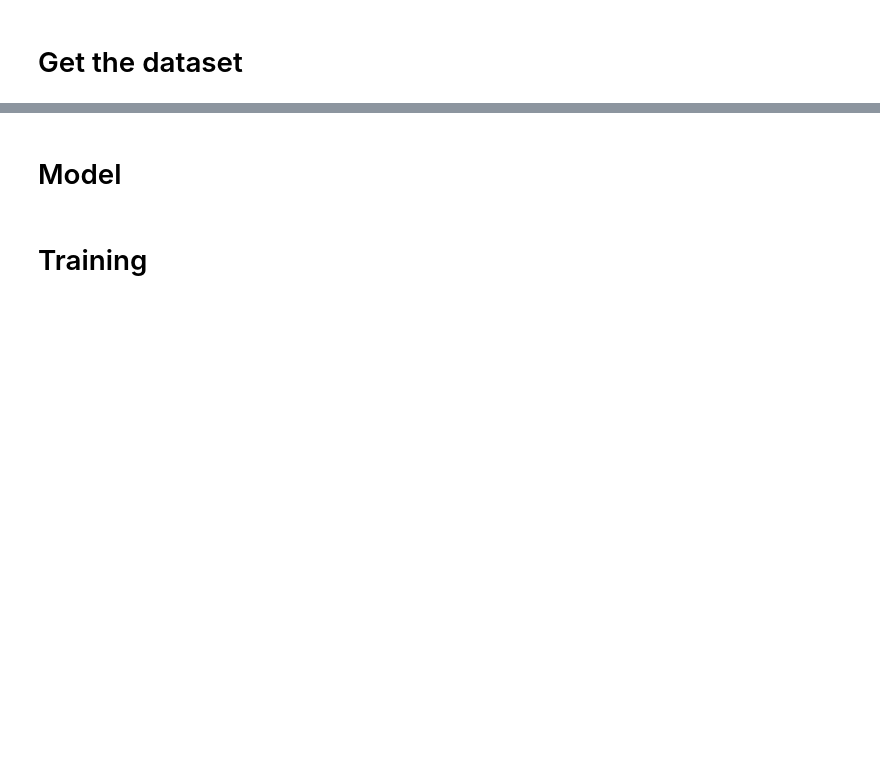
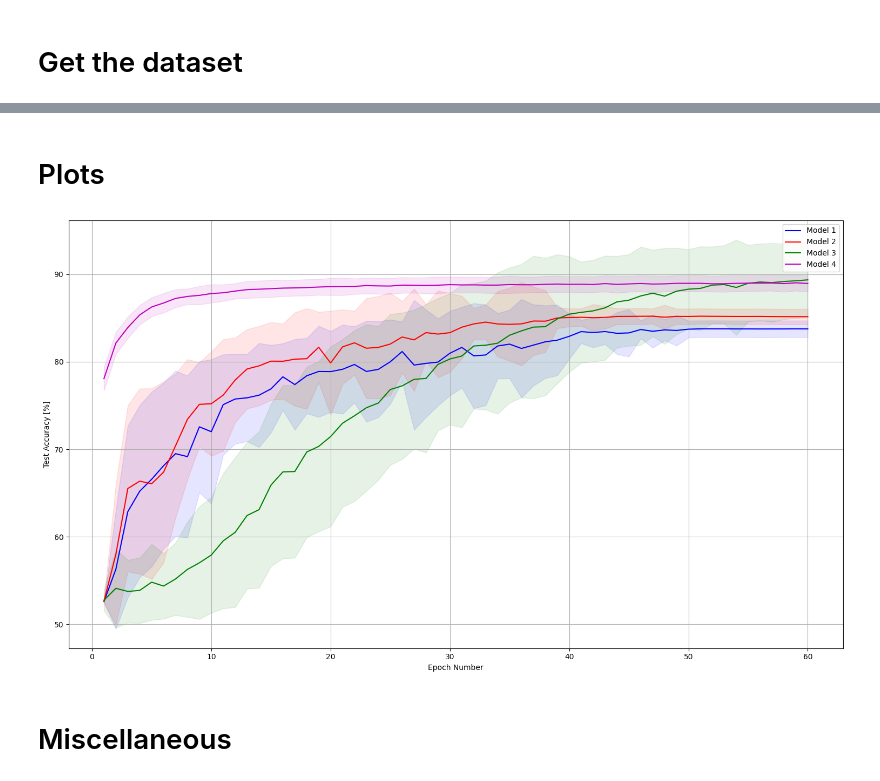
Before and after one commit to jplassmann/DeepLearning-Project1, a Jupyter notebook: main.ipynb, the cells around one changed output, grey strips where cells are left out. Cells and saved outputs as stored; diff of their text form; code cells hidden in the pictures; blank space fills up the shorter version.

```diff
--- a/main.ipynb
+++ b/main.ipynb
@@ -23,0 +166,4 @@ test_input torch.Size([1000, 1, 28, 28]) test_target torch.Size([1000, 10])
+# %%
+# First model, simplest one
+net1 = models.Net1()
+_ = train_model(net1, train_input, train_target, test_input, test_target, train_classes, epochs=10)
@@ -23,0 +172,4 @@ test_input torch.Size([1000, 1, 28, 28]) test_target torch.Size([1000, 10])
+# %%
+# Second model introduces weight sharing for the convolutional layer
+net2 = models.Net2()
+_ = train_model(net2, train_input, train_target, test_input, test_target, train_classes, epochs=10)
@@ -23,0 +183,6 @@ test_input torch.Size([1000, 1, 28, 28]) test_target torch.Size([1000, 10])
+# %%
+# Third model, we use the label of the digits as an auxiliary loss
+net3 = models.Net3()
+#_ = train_model_auxiliary_loss(net3, train_input, train_target, test_input, test_target, train_classes,epochs=10)
+_ = train_model(net3, train_input, train_target, test_input, test_target, train_classes=train_classes,
+                use_auxiliary_losses=True, epochs=10)
@@ -23,0 +200,5 @@ test_input torch.Size([1000, 1, 28, 28]) test_target torch.Size([1000, 10])
+# %%
+# Fourth model, we add batch normalization
+net4 = models.Net4()
+_ = train_model(net4, train_input, train_target, test_input, test_target, train_classes=train_classes,
+                use_auxiliary_losses=True, epochs=10)
@@ -24,2 +281,2 @@ test_input torch.Size([1000, 1, 28, 28]) test_target torch.Size([1000, 10])
 # %% [markdown]
-# Model
+# Plots
@@ -46,2 +283,46 @@ class Net(nn.Module):
+# %%
+mean_1 = [0] * epochs_per_round
+std_1 = [0] * epochs_per_round
+mean_2 = [0] * epochs_per_round
+std_2 = [0] * epochs_per_round
+mean_3 = [0] * epochs_per_round
+std_3 = [0] * epochs_per_round
+mean_4 = [0] * epochs_per_round
+std_4 = [0] * epochs_per_round
+
+for i in range(epochs_per_round):
+    mean_1[i] = mean([row[i] for row in test_accuracy_1])
+    std_1[i] = stdev([row[i] for row in test_accuracy_1])
+    mean_2[i] = mean([row[i] for row in test_accuracy_2])
+    std_2[i] = stdev([row[i] for row in test_accuracy_2])
+    mean_3[i] = mean([row[i] for row in test_accuracy_3])
+    std_3[i] = stdev([row[i] for row in test_accuracy_3])
+    mean_4[i] = mean([row[i] for row in test_accuracy_4])
+    std_4[i] = stdev([row[i] for row in test_accuracy_4])
+
+x = list(range(1,epochs_per_round+1))
+fig, ax = plt.subplots()
+plt.grid()
+
+ax.plot(x,mean_1, color='b', label='Model 1')
+ax.fill_between(x, ([x1 - x2 for (x1, x2) in zip(mean_1, std_1)]),
+                ([x1 + x2 for (x1, x2) in zip(mean_1, std_1)]), color='b', alpha=.1)
+
+ax.plot(x,mean_2, color='r', label='Model 2')
+ax.fill_between(x, ([x1 - x2 for (x1, x2) in zip(mean_2, std_2)]), ([x1 + x2 for (x1, x2) in zip(mean_2, std_2)]), color='r', alpha=.1)
+
+ax.plot(x,mean_3, color='g', label='Model 3')
+ax.fill_between(x, ([x1 - x2 for (x1, x2) in zip(mean_3, std_3)]), ([x1 + x2 for (x1, x2) in zip(mean_3, std_3)]), color='g', alpha=.1)
+
+ax.plot(x,mean_4, color='m', label='Model 4')
+ax.fill_between(x, ([x1 - x2 for (x1, x2) in zip(mean_4, std_4)]), ([x1 + x2 for (x1, x2) in zip(mean_4, std_4)]), color='m', alpha=.1)
+
+plt.xlabel('Epoch Number')
+plt.ylabel('Test Accuracy [%]')
+ax.legend()
+fig.set_size_inches(18.5, 10.5)
+fig.set_dpi(100)
+# %% [output]
+[figure, added]
 # %% [markdown]
-# Training
+# Miscellaneous
```
Also changed, not shown: parts of 22 cells of this notebook, 2 other files.
